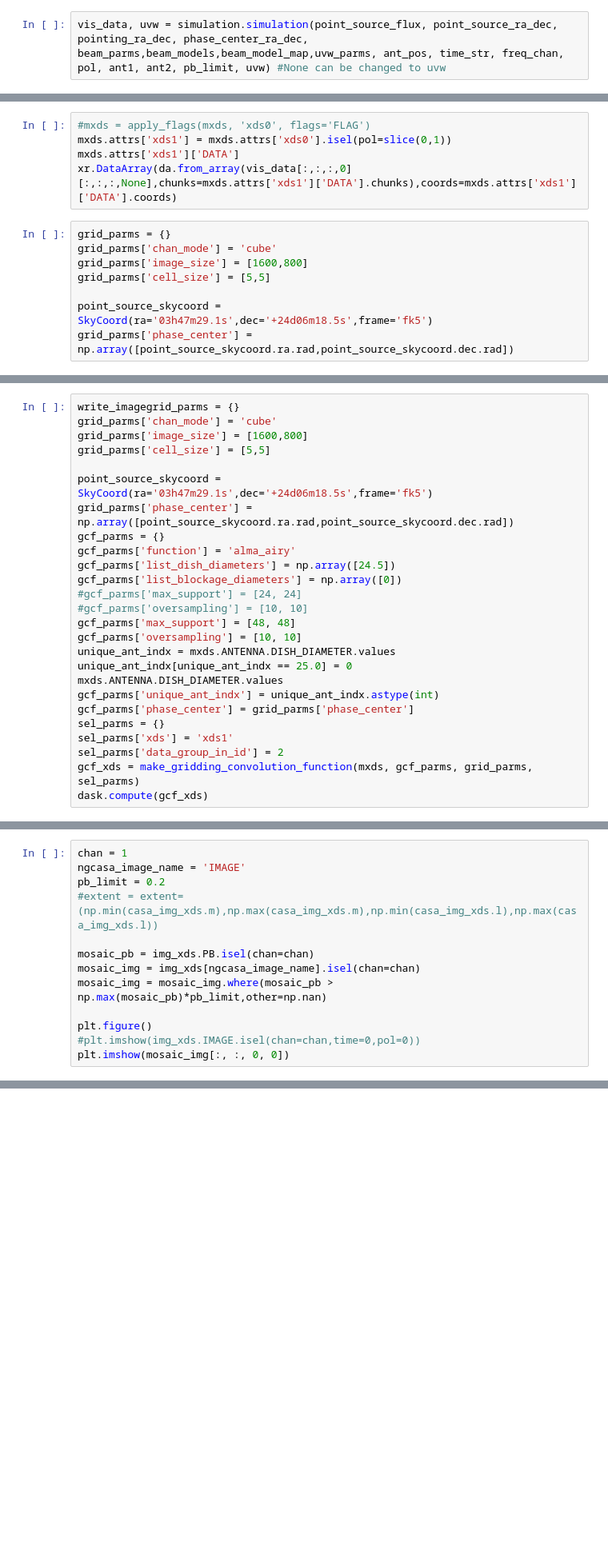
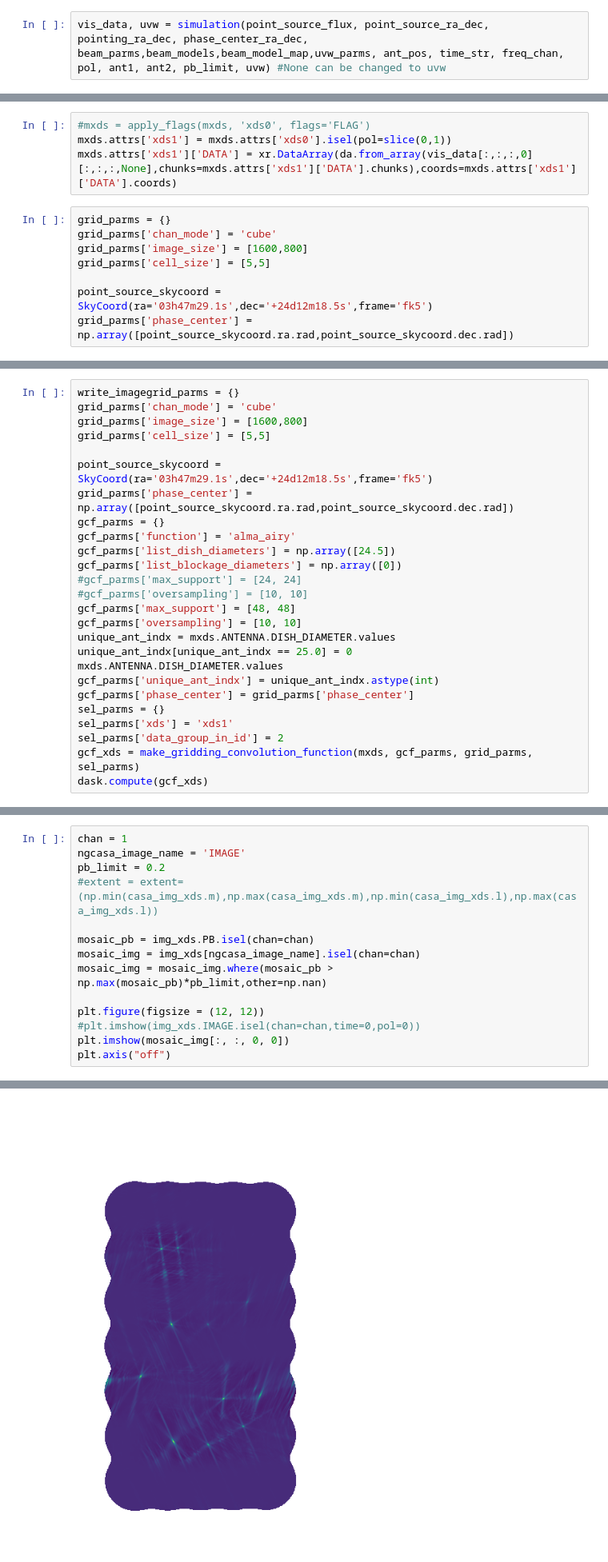
Before and after one commit to casangi/sirius, a Jupyter notebook: development/sirius_pleiades.ipynb, the cells around one changed output, grey strips where cells are left out. Shown: that part at 80% size. Drawn from its saved outputs; the diff is of its cells as text; blank space fills up the shorter version.

```diff
--- a/development/sirius_pleiades.ipynb
+++ b/development/sirius_pleiades.ipynb
@@ -128,3 +131,3 @@ pb_limit = 0.0045
 # %%
-vis_data, uvw = simulation.simulation(point_source_flux, point_source_ra_dec, pointing_ra_dec, phase_center_ra_dec, beam_parms,beam_models,beam_model_map,uvw_parms, ant_pos, time_str, freq_chan, pol, ant1, ant2, pb_limit, uvw) #None can be changed to uvw
+vis_data, uvw = simulation(point_source_flux, point_source_ra_dec, pointing_ra_dec, phase_center_ra_dec, beam_parms,beam_models,beam_model_map,uvw_parms, ant_pos, time_str, freq_chan, pol, ant1, ant2, pb_limit, uvw) #None can be changed to uvw
 # %% [output]
@@ -181,15 +205,14 @@ arcsec_to_rad = np.pi/(180*3600)
 # %%
 #mxds = apply_flags(mxds, 'xds0', flags='FLAG')
 mxds.attrs['xds1'] = mxds.attrs['xds0'].isel(pol=slice(0,1))
-mxds.attrs['xds1']['DATA']
-xr.DataArray(da.from_array(vis_data[:,:,:,0][:,:,:,None],chunks=mxds.attrs['xds1']['DATA'].chunks),coords=mxds.attrs['xds1']['DATA'].coords)
+mxds.attrs['xds1']['DATA'] = xr.DataArray(da.from_array(vis_data[:,:,:,0][:,:,:,None],chunks=mxds.attrs['xds1']['DATA'].chunks),coords=mxds.attrs['xds1']['DATA'].coords)
 # %%
 grid_parms = {}
 grid_parms['chan_mode'] = 'cube'
 grid_parms['image_size'] = [1600,800]
 grid_parms['cell_size'] = [5,5]
 
-point_source_skycoord = SkyCoord(ra='03h47m29.1s',dec='+24d06m18.5s',frame='fk5')
+point_source_skycoord = SkyCoord(ra='03h47m29.1s',dec='+24d12m18.5s',frame='fk5')
 grid_parms['phase_center'] = np.array([point_source_skycoord.ra.rad,point_source_skycoord.dec.rad])
 # %%
 sel_parms = {}
@@ -224,7 +258,7 @@ grid_parms['chan_mode'] = 'cube'
 grid_parms['image_size'] = [1600,800]
 grid_parms['cell_size'] = [5,5]
 
-point_source_skycoord = SkyCoord(ra='03h47m29.1s',dec='+24d06m18.5s',frame='fk5')
+point_source_skycoord = SkyCoord(ra='03h47m29.1s',dec='+24d12m18.5s',frame='fk5')
 grid_parms['phase_center'] = np.array([point_source_skycoord.ra.rad,point_source_skycoord.dec.rad])
 gcf_parms = {}
 gcf_parms['function'] = 'alma_airy'
@@ -274,6 +361,8 @@ mosaic_pb = img_xds.PB.isel(chan=chan)
 mosaic_img = img_xds[ngcasa_image_name].isel(chan=chan)
 mosaic_img = mosaic_img.where(mosaic_pb > np.max(mosaic_pb)*pb_limit,other=np.nan)
 
-plt.figure()
+plt.figure(figsize = (12, 12))
 #plt.imshow(img_xds.IMAGE.isel(chan=chan,time=0,pol=0))
 plt.imshow(mosaic_img[:, :, 0, 0])
+plt.axis("off")
+# %% [output]
@@ -279,0 +370 @@ plt.imshow(mosaic_img[:, :, 0, 0])
+[figure, added]
```
Also changed, not shown: parts of 27 cells of this notebook, 4 other files.
